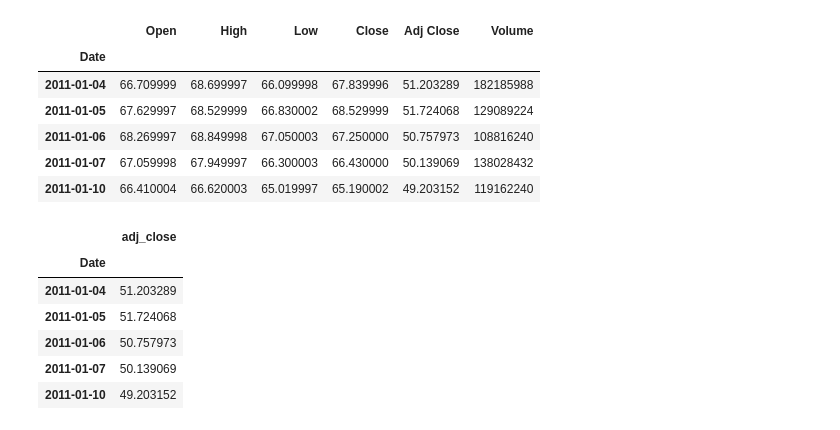
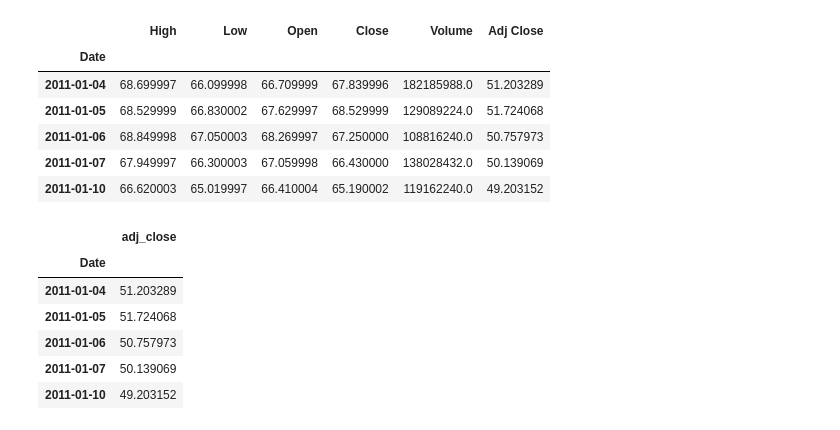
Before and after one commit to Datriks/Python-for-Finance, a Jupyter notebook: LLoy_calc_returns_and_volatility.ipynb, the cells around one changed output. Cells and saved outputs as stored; diff of their text form; code cells hidden in the pictures.

```diff
--- a/LLoy_calc_returns_and_volatility.ipynb
+++ b/LLoy_calc_returns_and_volatility.ipynb
@@ -30,18 +10,17 @@ import numpy as np
 # %%
 #download data from yahoo.finance
-df = yf.download('LLOY.L',
-                 start='2011-1-1',
-                 auto_adjust=False,
-                 progress=False)
+df = wb.DataReader('LLOY.L',
+                   data_source='yahoo',
+                   start='2011-1-1')
 df.head()
 # %% [output]
-|  | Open | High | Low | Close | Adj Close | Volume |
+|  | High | Low | Open | Close | Volume | Adj Close |
 | Date |  |  |  |  |  |  |
-| 2011-01-04 | 66.709999 | 68.699997 | 66.099998 | 67.839996 | 51.203289 | 182185988 |
-| 2011-01-05 | 67.629997 | 68.529999 | 66.830002 | 68.529999 | 51.724068 | 129089224 |
-| 2011-01-06 | 68.269997 | 68.849998 | 67.050003 | 67.250000 | 50.757973 | 108816240 |
-| 2011-01-07 | 67.059998 | 67.949997 | 66.300003 | 66.430000 | 50.139069 | 138028432 |
-| 2011-01-10 | 66.410004 | 66.620003 | 65.019997 | 65.190002 | 49.203152 | 119162240 |
+| 2011-01-04 | 68.699997 | 66.099998 | 66.709999 | 67.839996 | 182185988.0 | 51.203289 |
+| 2011-01-05 | 68.529999 | 66.830002 | 67.629997 | 68.529999 | 129089224.0 | 51.724068 |
+| 2011-01-06 | 68.849998 | 67.050003 | 68.269997 | 67.250000 | 108816240.0 | 50.757973 |
+| 2011-01-07 | 67.949997 | 66.300003 | 67.059998 | 66.430000 | 138028432.0 | 50.139069 |
+| 2011-01-10 | 66.620003 | 65.019997 | 66.410004 | 65.190002 | 119162240.0 | 49.203152 |
 # %%
 df = df.loc[:,['Adj Close']]
 df.rename(columns={'Adj Close':'adj_close'},inplace=True)
```
Also changed, not shown: parts of 7 cells of this notebook.
